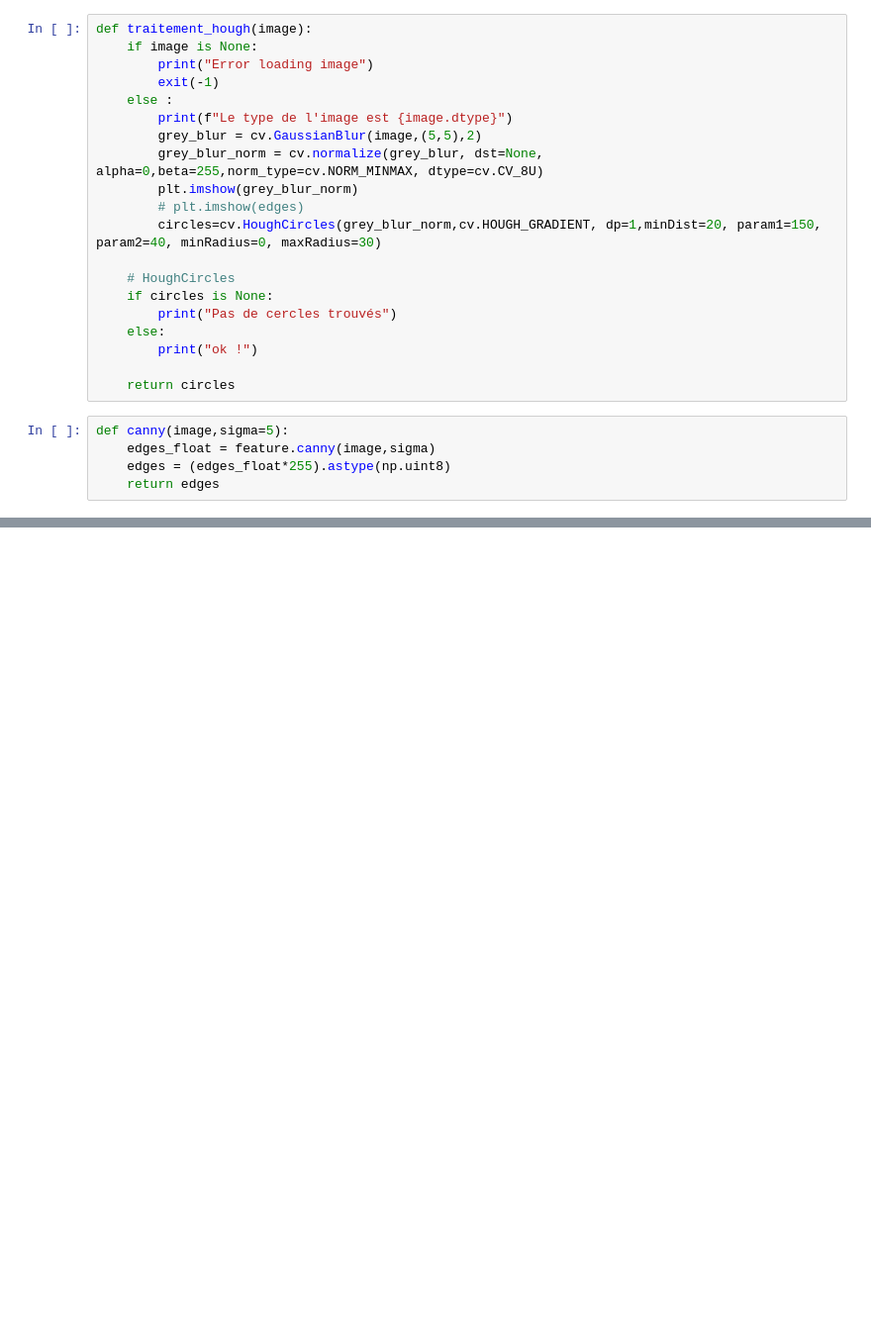
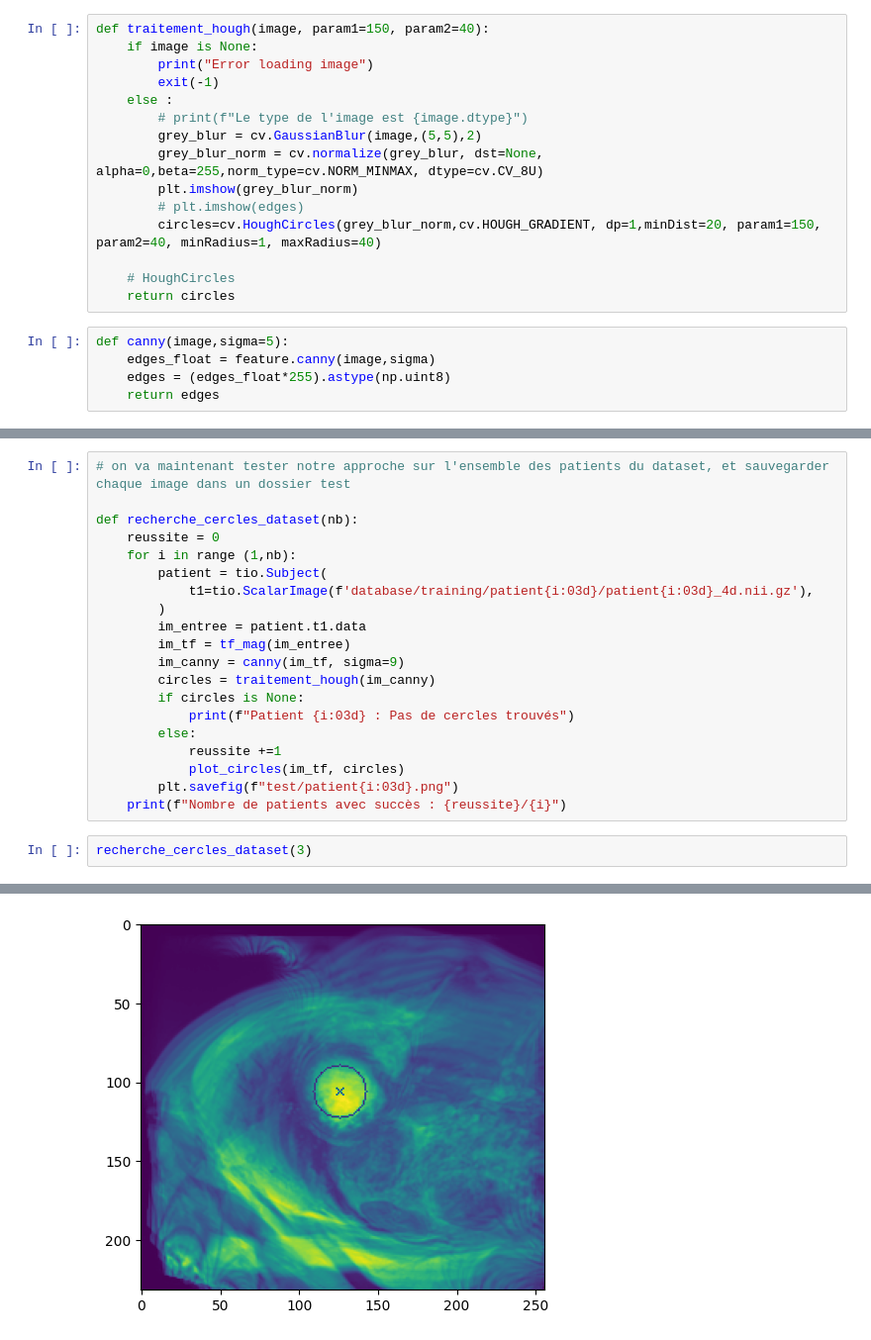
Before and after one commit to Bastaxeloux/proj3dt, a Jupyter notebook: ebauche.ipynb, the cells around one changed output, grey strips where cells are left out. Shown at 99% size. Drawn from its saved outputs; the diff is of its cells as text; blank space fills up the shorter version.

```diff
--- a/ebauche.ipynb
+++ b/ebauche.ipynb
@@ -219,24 +229,19 @@ def tf_mag(image):
     pre_image = mag[:,:,0]
     return pre_image
 # %%
-def traitement_hough(image):
+def traitement_hough(image, param1=150, param2=40):
     if image is None:
         print("Error loading image")
         exit(-1)
     else :
-        print(f"Le type de l'image est {image.dtype}")
+        # print(f"Le type de l'image est {image.dtype}")
         grey_blur = cv.GaussianBlur(image,(5,5),2)
         grey_blur_norm = cv.normalize(grey_blur, dst=None, alpha=0,beta=255,norm_type=cv.NORM_MINMAX, dtype=cv.CV_8U)
         plt.imshow(grey_blur_norm)
         # plt.imshow(edges)
-        circles=cv.HoughCircles(grey_blur_norm,cv.HOUGH_GRADIENT, dp=1,minDist=20, param1=150, param2=40, minRadius=0, maxRadius=30)
+        circles=cv.HoughCircles(grey_blur_norm,cv.HOUGH_GRADIENT, dp=1,minDist=20, param1=150, param2=40, minRadius=1, maxRadius=40)
 
     # HoughCircles
-    if circles is None:
-        print("Pas de cercles trouvés")
-    else:
-        print("ok !")
-
     return circles
 # %%
 def canny(image,sigma=5):
@@ -271,0 +275,23 @@ ok !
+# %%
+# on va maintenant tester notre approche sur l'ensemble des patients du dataset, et sauvegarder chaque image dans un dossier test
+
+def recherche_cercles_dataset(nb):
+    reussite = 0
+    for i in range (1,nb):
+        patient = tio.Subject(
+            t1=tio.ScalarImage(f'database/training/patient{i:03d}/patient{i:03d}_4d.nii.gz'),
+        )
+        im_entree = patient.t1.data
+        im_tf = tf_mag(im_entree)
+        im_canny = canny(im_tf, sigma=9)
+        circles = traitement_hough(im_canny)
+        if circles is None:
+            print(f"Patient {i:03d} : Pas de cercles trouvés")
+        else:
+            reussite +=1
+            plot_circles(im_tf, circles)
+        plt.savefig(f"test/patient{i:03d}.png")
+    print(f"Nombre de patients avec succès : {reussite}/{i}")
+# %%
+recherche_cercles_dataset(3)
+# %% [output]
@@ -271,0 +301 @@ ok !
+[figure, added]
```
Also changed, not shown: parts of 11 cells of this notebook, 2 other files.
